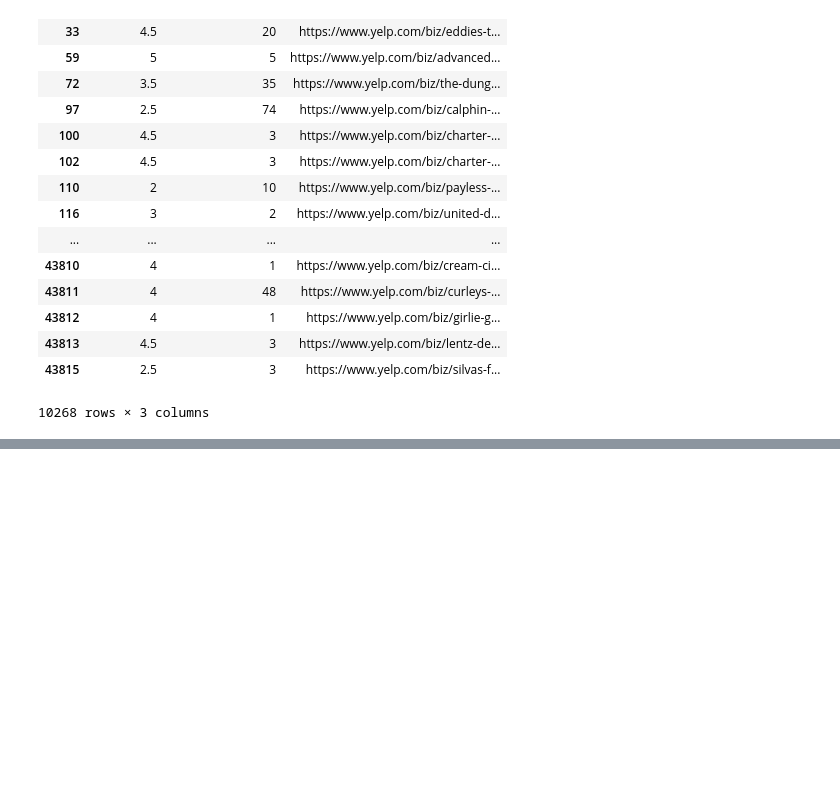
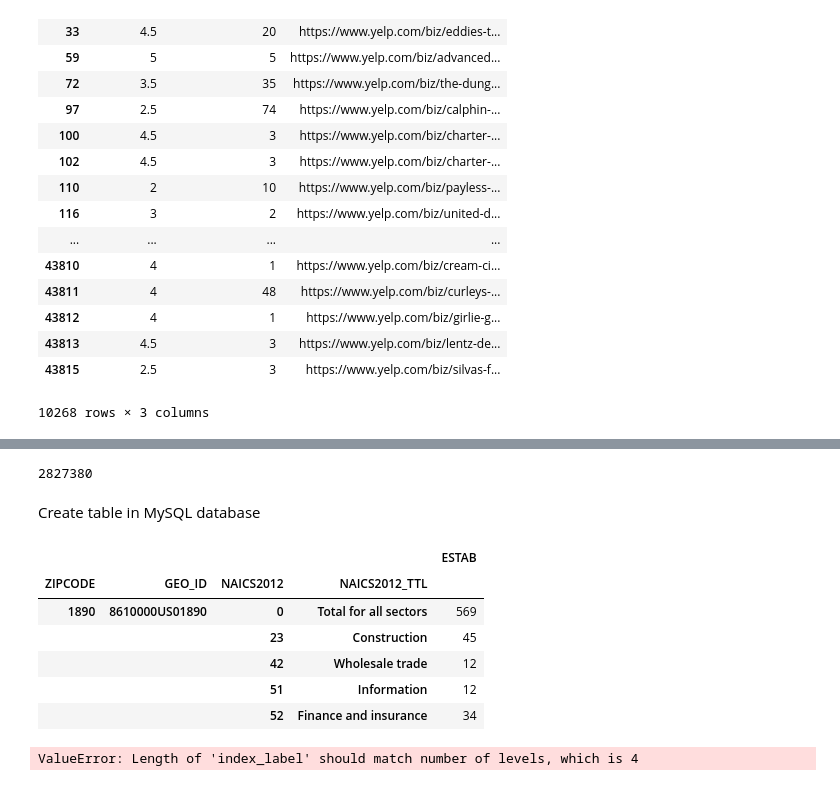
Before and after one commit to zlatankr/Projects, a Jupyter notebook: SBA/SBA EDA2.ipynb, the cells around one changed output, grey strips where cells are left out. Saved outputs shown, nothing was run; the diff lists cells and outputs as text; code cells hidden in the pictures; blank space fills up the shorter version.

```diff
--- a/SBA/SBA EDA2.ipynb
+++ b/SBA/SBA EDA2.ipynb
@@ -158,0 +163,2 @@ clean3[clean3['yelp_rating'].notnull()][['yelp_rating', 'yelp_total_reviews', 'y
+# %%
+clean = pd.read_csv(os.path.join('Data', 'Clean_Yelp.csv'))
@@ -158,0 +204,2 @@ clean3[clean3['yelp_rating'].notnull()][['yelp_rating', 'yelp_total_reviews', 'y
+# %%
+zip_buss = pd.read_table(os.path.join('~\\Desktop', 'CB1500CZ21.dat'), sep="|")
@@ -158,0 +210,6 @@ clean3[clean3['yelp_rating'].notnull()][['yelp_rating', 'yelp_total_reviews', 'y
+# %%
+zip_clean = zip_buss[zip_buss['ZIPCODE'].isin(clean['borrzip'].unique())]
+# %%
+len(zip_clean)
+# %% [output]
+2827380
@@ -158,0 +218,7 @@ clean3[clean3['yelp_rating'].notnull()][['yelp_rating', 'yelp_total_reviews', 'y
+# %%
+zip_size = pd.DataFrame(zip_clean[zip_clean['EMPSZES_TTL'].isin(['Establishments with 1 to 4 employees', 'Establishments with 5 to 9 employees',
+                                        'Establishments with 10 to 19 employees', 'Establishments with 20 to 49 employees',
+                                        'Establishments with 50 to 99 employees', 'Establishments with 100 to 249 employees',
+                                        'Establishments with 250 to 499 employees'])][['ZIPCODE', 'GEO_ID', 'NAICS2012',
+                                                                                      'NAICS2012_TTL', 'ESTAB']].groupby(['ZIPCODE', 'GEO_ID', 'NAICS2012',
+                                                                                      'NAICS2012_TTL']).ESTAB.sum())
@@ -158,0 +227,12 @@ clean3[clean3['yelp_rating'].notnull()][['yelp_rating', 'yelp_total_reviews', 'y
+# %% [markdown]
+Create table in MySQL database
+# %%
+zip_size.head()
+# %% [output]
+|  |  |  |  | ESTAB |
+| ZIPCODE | GEO_ID | NAICS2012 | NAICS2012_TTL |  |
+| 1890 | 8610000US01890 | 0 | Total for all sectors | 569 |
+|  |  | 23 | Construction | 45 |
+|  |  | 42 | Wholesale trade | 12 |
+|  |  | 51 | Information | 12 |
+|  |  | 52 | Finance and insurance | 34 |
@@ -158,0 +243,4 @@ clean3[clean3['yelp_rating'].notnull()][['yelp_rating', 'yelp_total_reviews', 'y
+# %%
+zip_size[:10].to_sql(name = 'zip_by_naics', con=engine, if_exists='replace',chunksize=10000)
+# %% [output]
+ValueError: Length of 'index_label' should match number of levels, which is 4
```
Also changed, not shown: parts of 14 cells of this notebook, 1 other file.
